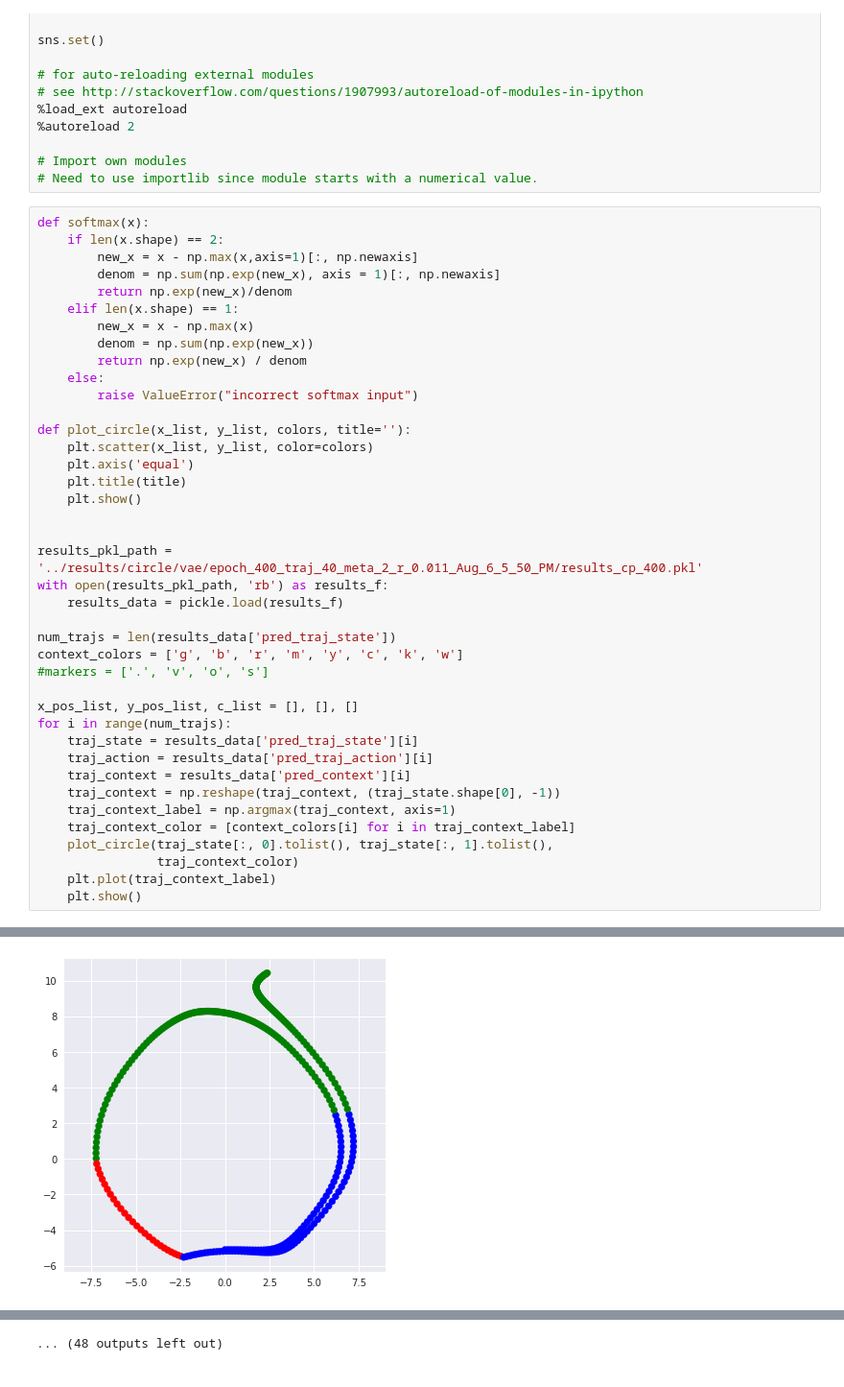
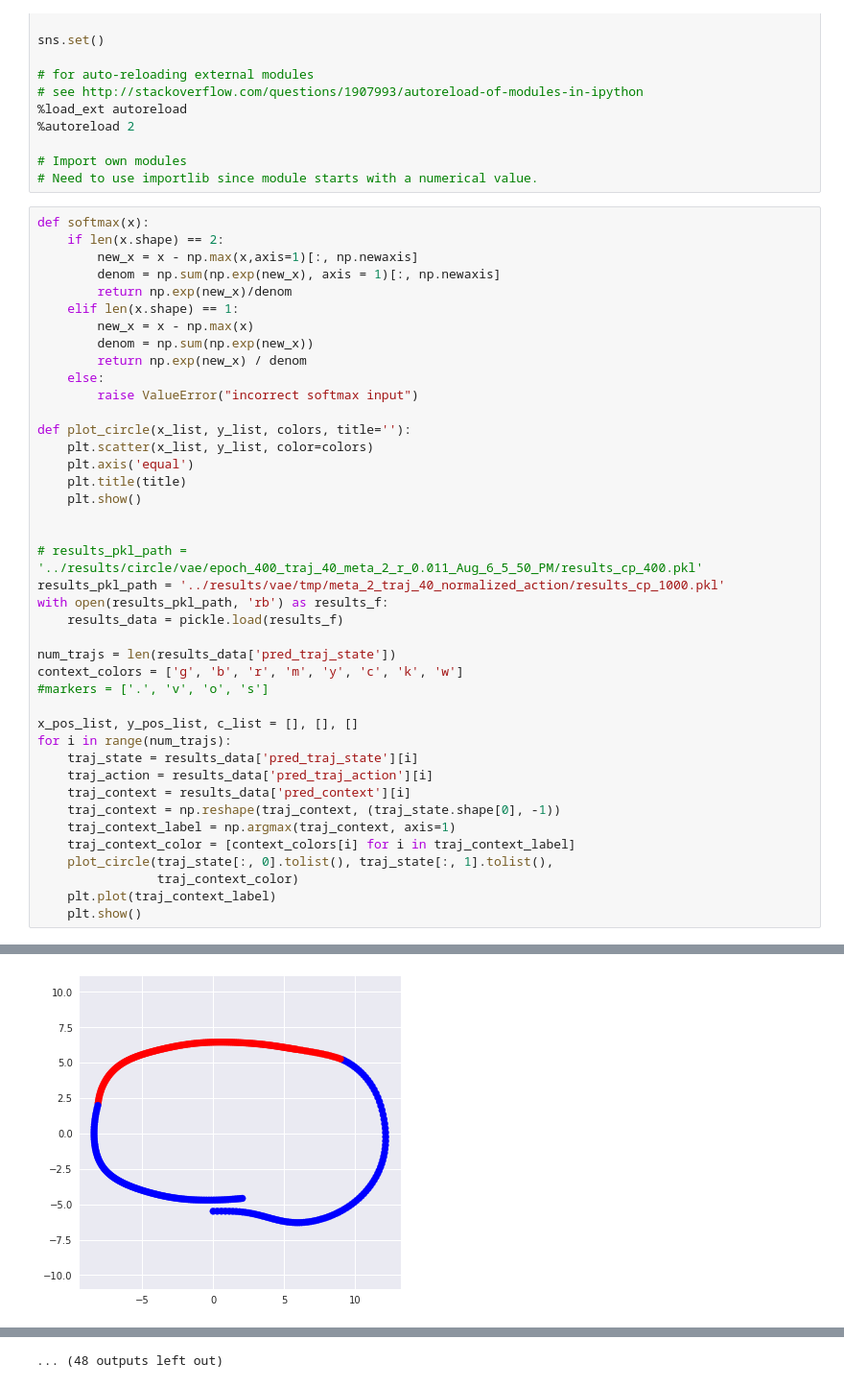
Before and after one commit to sharma-arjun/DirectedInfo-GAIL, a Jupyter notebook: IL/plots/plot_circle_trajectories.ipynb, the cells around one changed output, grey strips where cells are left out. Shown at 96% size. Cells and saved outputs as stored; diff of their text form.

```diff
--- a/IL/plots/plot_circle_trajectories.ipynb
+++ b/IL/plots/plot_circle_trajectories.ipynb
@@ -62,7 +62,8 @@ def plot_circle(x_list, y_list, colors, title=''):
     plt.show()
 
 
-results_pkl_path = '../results/circle/vae/epoch_400_traj_40_meta_2_r_0.011_Aug_6_5_50_PM/results_cp_400.pkl'
+# results_pkl_path = '../results/circle/vae/epoch_400_traj_40_meta_2_r_0.011_Aug_6_5_50_PM/results_cp_400.pkl'
+results_pkl_path = '../results/vae/tmp/meta_2_traj_40_normalized_action/results_cp_1000.pkl'
 with open(results_pkl_path, 'rb') as results_f:
     results_data = pickle.load(results_f)
 
@@ -92 +93 @@ for i in range(num_trajs):
-[figure, old version]
+[figure, new version]
```
Also changed, not shown: parts of 1 cell of this notebook, 6 other files.
